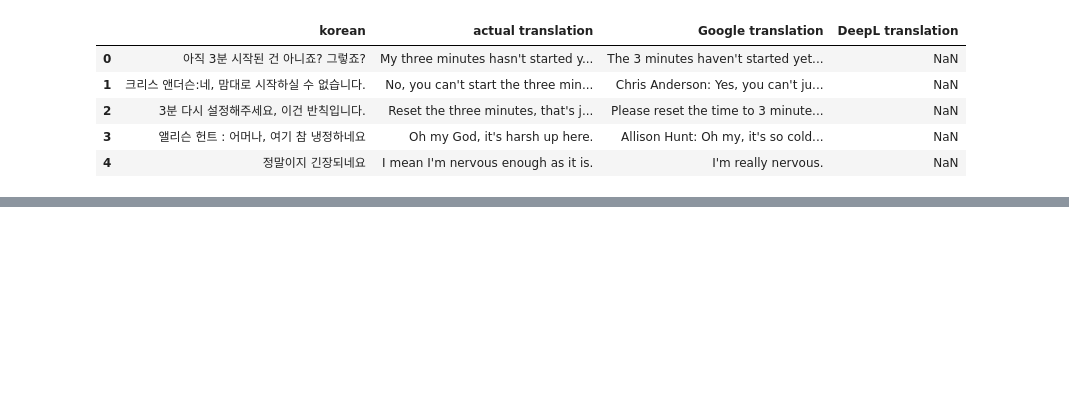
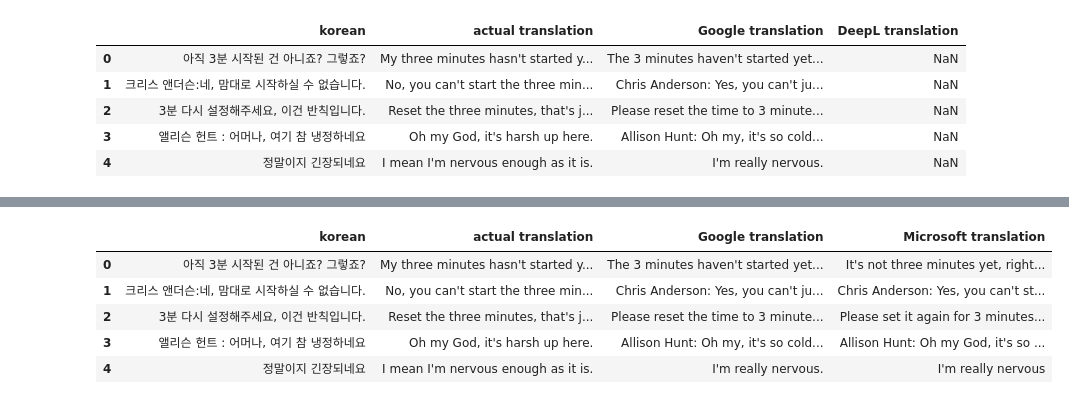
Before and after one commit to Swiftie97/CS653_Final_Project, a Jupyter notebook: translation.ipynb, the cells around one changed output, grey strips where cells are left out. Drawn from its saved outputs; the diff is of its cells as text; code cells hidden in the pictures; blank space fills up the shorter version.

Commit message:
Added Microsoft translations

```diff
--- a/translation.ipynb
+++ b/translation.ipynb
@@ -219,0 +192,23 @@ result_df.head()
+# %%
+# Batch size for Microsoft (max = 50,000 character per request; 2mill per month)
+BATCH_SIZE = 30000
+
+microsoft_translations = []
+
+# Process in batches
+for i in range(0, len(korean_texts), BATCH_SIZE):
+    batch = korean_texts[i:i + BATCH_SIZE]
+    print("batch: ", i)
+
+    for attempt in range(3):
+        try:
+            microsoft_translated_batch = micro_translator.translate_batch(batch)
+            microsoft_translations.extend(microsoft_translated_batch)
+            break
+        except Exception as e:
+            print(f"Batch failed (attempt {attempt+1}): {e}")
+            sleep_time = 2 ** attempt + random.random()  # exponential backoff
+            print(f"Sleeping {sleep_time:.2f} sec...")
+            time.sleep(sleep_time)
+
+    time.sleep(0.3)
@@ -219,0 +219,10 @@ result_df.head()
+# %%
+# Assemble the final DataFrame
+microsoft_result_df = pd.DataFrame(columns=['korean', 'actual translation', 'Microsoft translation'])
+microsoft_result_df['korean'] = clean_test_df['clean korean']
+microsoft_result_df['actual translation'] = clean_test_df['clean english']
+microsoft_result_df['Microsoft translation'] = microsoft_translations
+# %%
+pd.set_option('display.max_colwidth', None)
+
+microsoft_result_df.tail()
@@ -219,0 +236,14 @@ result_df.head()
+# %%
+# Add Microsoft results to data
+df = pd.read_csv('data/korean_translation.csv')
+# %%
+df = pd.merge(df, microsoft_result_df, on=['korean', 'actual translation'], how='left')
+df = df.drop('DeepL translation', axis=1)
+df.head()
+# %% [output]
+|  | korean | actual translation | Google translation | Microsoft translation |
+| 0 | 아직 3분 시작된 건 아니죠? 그렇죠? | My three minutes hasn't started y... | The 3 minutes haven't started yet... | It's not three minutes yet, right... |
+| 1 | 크리스 앤더슨:네, 맘대로 시작하실 수 없습니다. | No, you can't start the three min... | Chris Anderson: Yes, you can't ju... | Chris Anderson: Yes, you can't st... |
+| 2 | 3분 다시 설정해주세요, 이건 반칙입니다. | Reset the three minutes, that's j... | Please reset the time to 3 minute... | Please set it again for 3 minutes... |
+| 3 | 앨리슨 헌트 : 어머나, 여기 참 냉정하네요 | Oh my God, it's harsh up here. | Allison Hunt: Oh my, it's so cold... | Allison Hunt: Oh my God, it's so ... |
+| 4 | 정말이지 긴장되네요 | I mean I'm nervous enough as it is. | I'm really nervous. | I'm really nervous |
```
Also changed, not shown: parts of 19 cells of this notebook, 1 other file.
